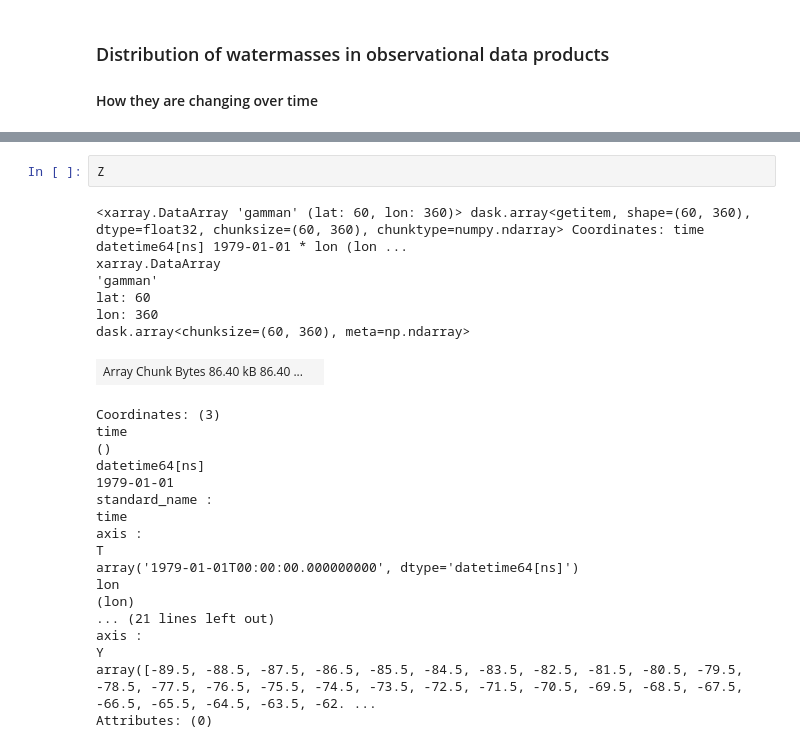
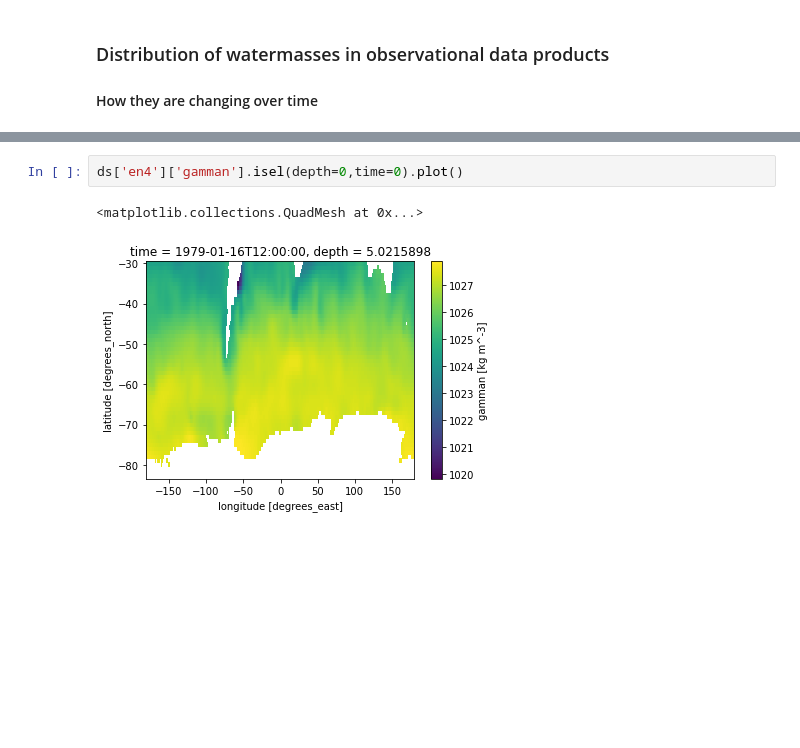
Before and after one commit to gmacgilchrist/so_decadal_variability, a Jupyter notebook: notebooks/dev_watermasses_obs.ipynb, the cells around one changed output, grey strips where cells are left out. Cells and saved outputs as stored; diff of their text form; blank space fills up the shorter version.

```diff
--- a/notebooks/dev_watermasses_obs.ipynb
+++ b/notebooks/dev_watermasses_obs.ipynb
@@ -70,27 +94,5 @@ plt.colorbar(im,ax=ax)
-# %%
-Z
-# %% [output]
-<xarray.DataArray 'gamman' (lat: 60, lon: 360)> dask.array<getitem, shape=(60, 360), dtype=float32, chunksize=(60, 360), chunktype=numpy.ndarray> Coordinates: time datetime64[ns] 1979-01-01 * lon (lon ...
-xarray.DataArray
-'gamman'
-lat: 60
-lon: 360
-dask.array<chunksize=(60, 360), meta=np.ndarray>
-| Array Chunk Bytes 86.40 kB 86.40 ... |  |
-Coordinates: (3)
-time
-()
-datetime64[ns]
-1979-01-01
-standard_name :
-time
-axis :
-T
-array('1979-01-01T00:00:00.000000000', dtype='datetime64[ns]')
-lon
-(lon)
-... (21 lines left out)
-axis :
-Y
-array([-89.5, -88.5, -87.5, -86.5, -85.5, -84.5, -83.5, -82.5, -81.5, -80.5, -79.5, -78.5, -77.5, -76.5, -75.5, -74.5, -73.5, -72.5, -71.5, -70.5, -69.5, -68.5, -67.5, -66.5, -65.5, -64.5, -63.5, -62. ...
-Attributes: (0)
+# %%
+ds['en4']['gamman'].isel(depth=0,time=0).plot()
+# %% [output]
+<matplotlib.collections.QuadMesh at 0x...>
+[figure, added]
```
Also changed, not shown: parts of 8 cells of this notebook, 7 other files.
